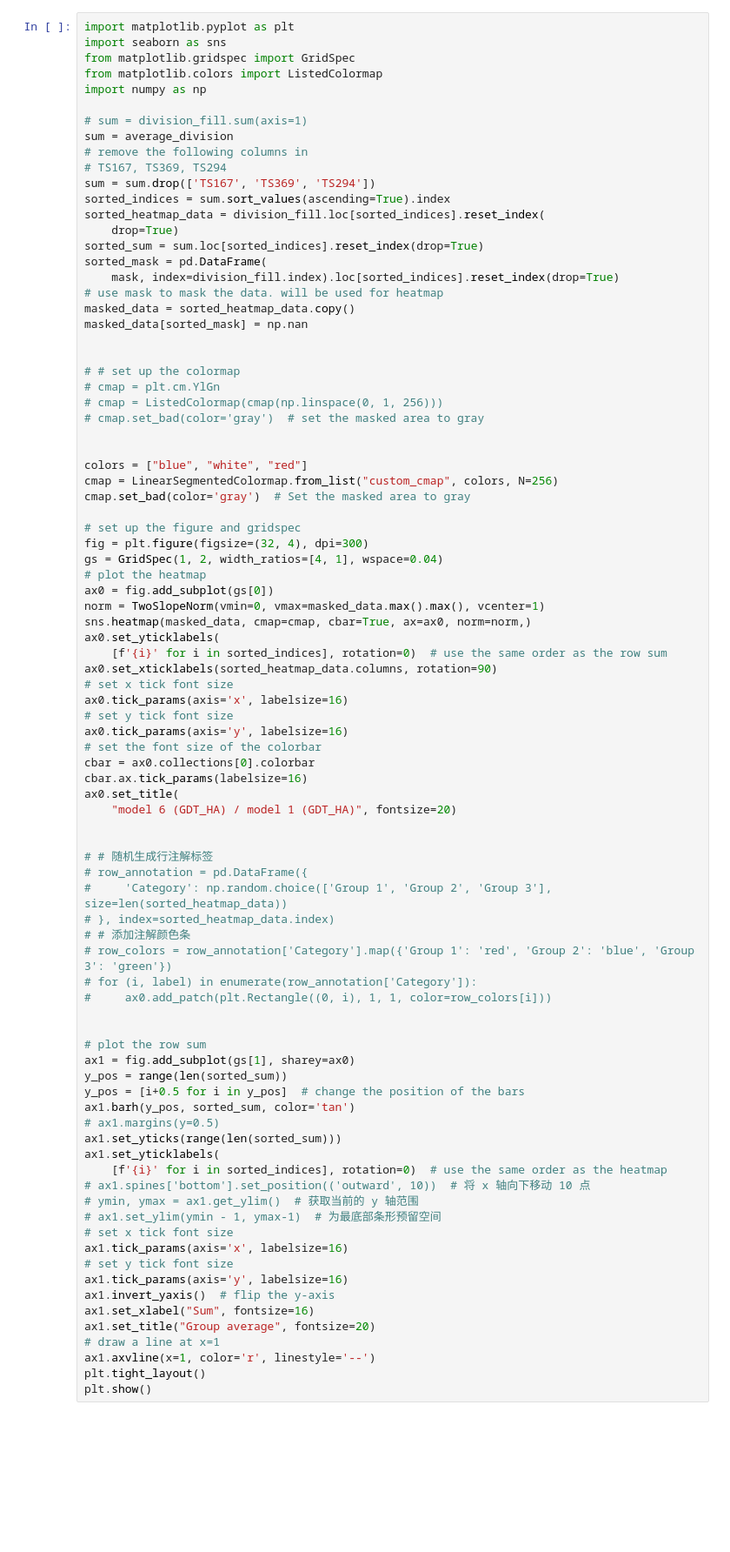
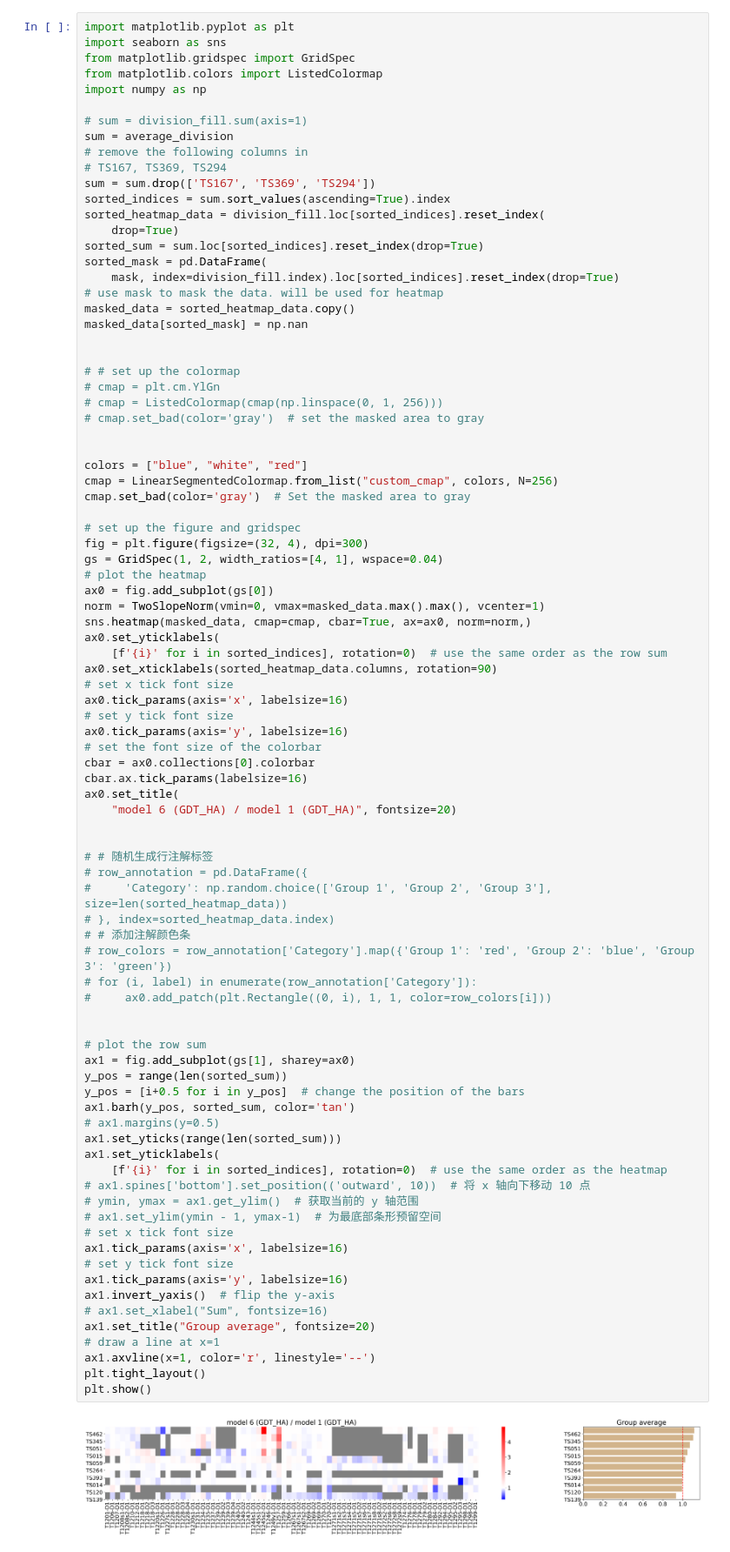
Before and after one commit to RongqingYuan/CASP16, a Jupyter notebook: monomer/model6_vs_model1.ipynb, the cells around one changed output. Shown at 87% size. Cells and saved outputs as stored; diff of their text form; blank space fills up the shorter version.

```diff
--- a/monomer/model6_vs_model1.ipynb
+++ b/monomer/model6_vs_model1.ipynb
@@ -573,34 +660,36 @@ ax0.set_title(
 #     'Category': np.random.choice(['Group 1', 'Group 2', 'Group 3'], size=len(sorted_heatmap_data))
 # }, index=sorted_heatmap_data.index)
 # # 添加注解颜色条
 # row_colors = row_annotation['Category'].map({'Group 1': 'red', 'Group 2': 'blue', 'Group 3': 'green'})
 # for (i, label) in enumerate(row_annotation['Category']):
 #     ax0.add_patch(plt.Rectangle((0, i), 1, 1, color=row_colors[i]))
 
 
 # plot the row sum
 ax1 = fig.add_subplot(gs[1], sharey=ax0)
 y_pos = range(len(sorted_sum))
 y_pos = [i+0.5 for i in y_pos]  # change the position of the bars
 ax1.barh(y_pos, sorted_sum, color='tan')
 # ax1.margins(y=0.5)
 ax1.set_yticks(range(len(sorted_sum)))
 ax1.set_yticklabels(
     [f'{i}' for i in sorted_indices], rotation=0)  # use the same order as the heatmap
 # ax1.spines['bottom'].set_position(('outward', 10))  # 将 x 轴向下移动 10 点
 # ymin, ymax = ax1.get_ylim()  # 获取当前的 y 轴范围
 # ax1.set_ylim(ymin - 1, ymax-1)  # 为最底部条形预留空间
 # set x tick font size
 ax1.tick_params(axis='x', labelsize=16)
 # set y tick font size
 ax1.tick_params(axis='y', labelsize=16)
 ax1.invert_yaxis()  # flip the y-axis
-ax1.set_xlabel("Sum", fontsize=16)
+# ax1.set_xlabel("Sum", fontsize=16)
 ax1.set_title("Group average", fontsize=20)
 # draw a line at x=1
 ax1.axvline(x=1, color='r', linestyle='--')
 plt.tight_layout()
 plt.show()
+# %% [output]
+[figure, added]
 # %%
 import matplotlib.pyplot as plt
 import seaborn as sns
```
Also changed, not shown: parts of 16 cells of this notebook, 3 other files.
